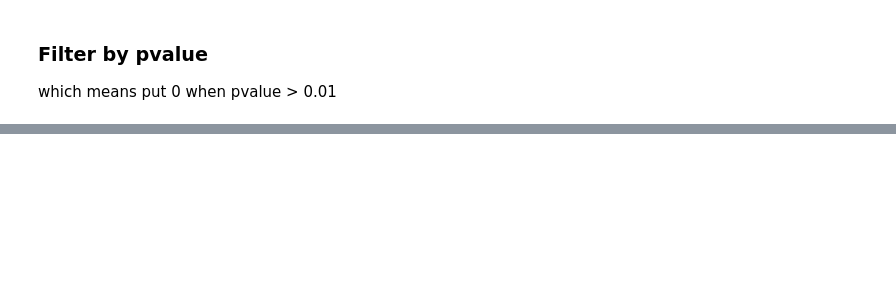
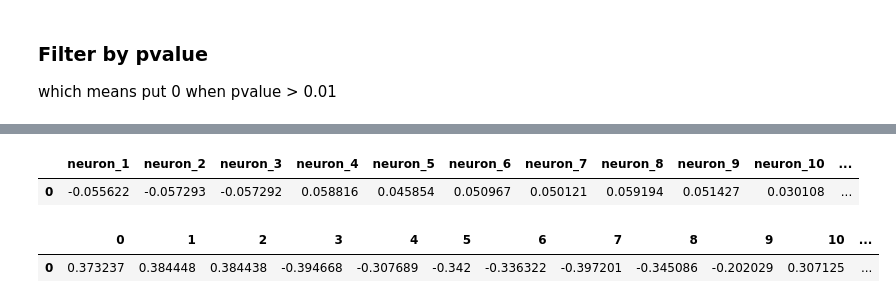
Before and after one commit to MHaurel/nn-concept-interpreter, a Jupyter notebook: visualizer/src/backend/Test.ipynb, the cells around one changed output, grey strips where cells are left out. Drawn from its saved outputs; the diff is of its cells as text; code cells hidden in the pictures; blank space fills up the shorter version.

```diff
--- a/visualizer/src/backend/Test.ipynb
+++ b/visualizer/src/backend/Test.ipynb
@@ -221,0 +225,14 @@ sns.heatmap(
+# %%
+data_1 = pd.read_csv('data_1.csv') # The activation for not a category
+data_1 = data_1.drop(columns='Unnamed: 0')
+data_1
+# %% [output]
+|  | neuron_1 | neuron_2 | neuron_3 | neuron_4 | neuron_5 | neuron_6 | neuron_7 | neuron_8 | neuron_9 | neuron_10 | ... |
+| 0 | -0.055622 | -0.057293 | -0.057292 | 0.058816 | 0.045854 | 0.050967 | 0.050121 | 0.059194 | 0.051427 | 0.030108 | ... |
+# %%
+diff = pd.read_csv('diff.csv') # The original diff between in and out the category
+diff = diff.drop(columns='Unnamed: 0')
+diff
+# %% [output]
+|  | 0 | 1 | 2 | 3 | 4 | 5 | 6 | 7 | 8 | 9 | 10 | ... |
+| 0 | 0.373237 | 0.384448 | 0.384438 | -0.394668 | -0.307689 | -0.342 | -0.336322 | -0.397201 | -0.345086 | -0.202029 | 0.307125 | ... |
```
Also changed, not shown: parts of 20 cells of this notebook, 13 other files.
